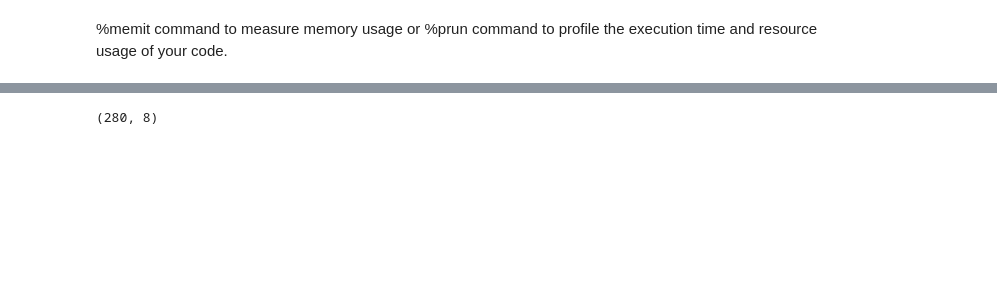
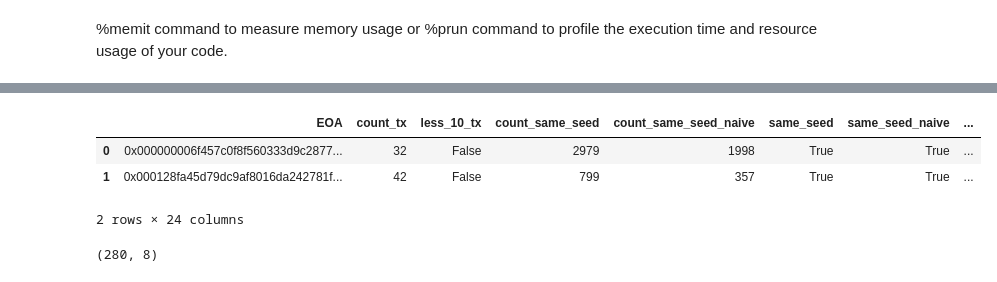
Before and after one commit to poupou-web3/beta-rounds-vote-analysis, a Jupyter notebook: jupyter-after-round/time_test.ipynb, the cells around one changed output, grey strips where cells are left out. Saved outputs shown, nothing was run; the diff lists cells and outputs as text; code cells hidden in the pictures; blank space fills up the shorter version.

```diff
--- a/jupyter-after-round/time_test.ipynb
+++ b/jupyter-after-round/time_test.ipynb
@@ -57,3 +70,11 @@ df_matching_address.head(2)
+# %%
+df_matching_addressv = tx_analyser.get_df_features_vectorized()
+df_matching_addressv.head(2)
+# %% [output]
+|  | EOA | count_tx | less_10_tx | count_same_seed | count_same_seed_naive | same_seed | same_seed_naive | ... |
+| 0 | 0x000000006f457c0f8f560333d9c2877... | 32 | False | 2979 | 1998 | True | True | ... |
+| 1 | 0x000128fa45d79dc9af8016da242781f... | 42 | False | 799 | 357 | True | True | ... |
+2 rows × 24 columns
 # %%
 df_matching_address['lcs'] = 0
 df_matching_address[df_matching_address['less_10_tx'] == True].shape
```
Also changed, not shown: parts of 2 cells of this notebook, 3 other files.
